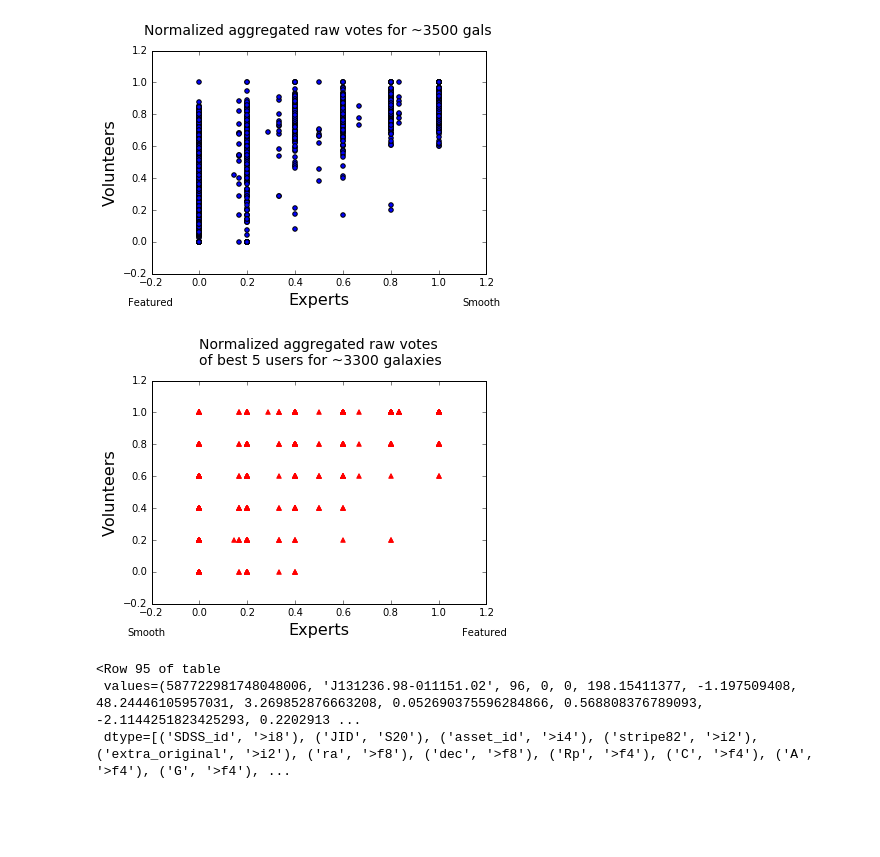
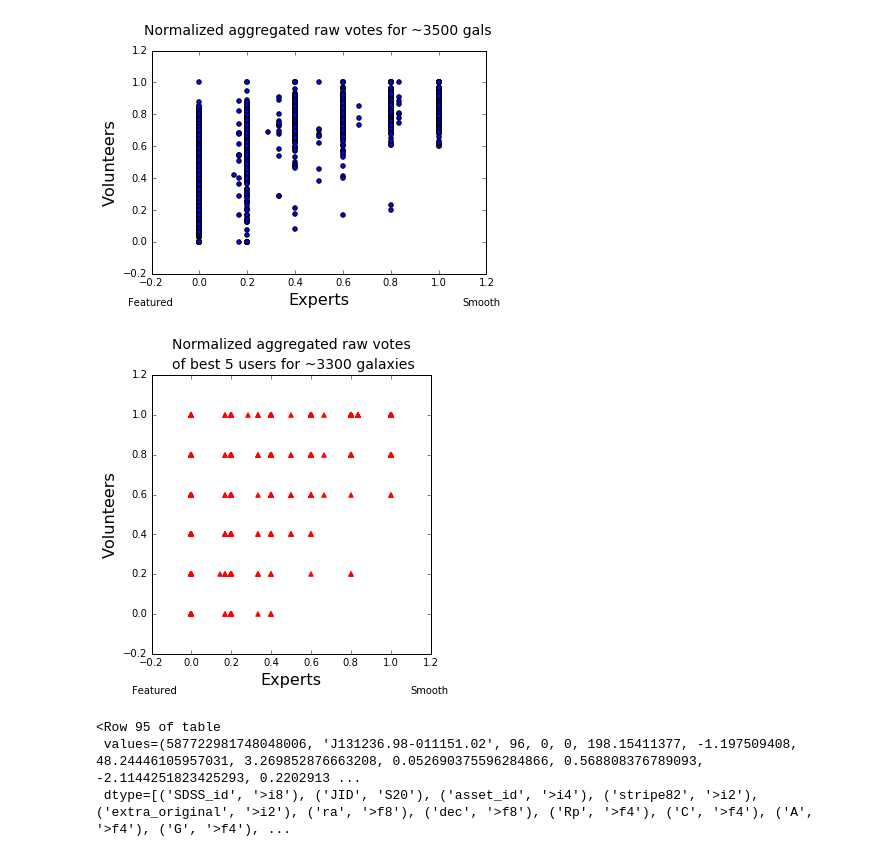
Before and after one commit to melaniebeck/SpaceWarps, a Jupyter notebook: analysis/expertsample_run/Comparing Expert and Volunteer Votes.ipynb, the cells around one changed output. Cells and saved outputs as stored; diff of their text form; code cells hidden in the pictures; blank space fills up the shorter version.

Commit message:
wtf plots.

```diff
--- a/analysis/expertsample_run/Comparing Expert and Volunteer Votes.ipynb
+++ b/analysis/expertsample_run/Comparing Expert and Volunteer Votes.ipynb
@@ -137,18 +138,20 @@ norm_expert_trunc = np.array(norm_expert_vote)[ind]
 norm_user_trunc = np.array(norm_agg_user_vote)[ind]
 # %%
 #plt.scatter(norm_expert_vote, norm_agg_user_vote)
+fig = plt.figure(figsize=(5,5))
+
 plt.scatter(norm_expert_trunc, norm_user_trunc,color='r',marker='^')
 plt.xlabel('Experts',fontsize=16)
 plt.ylabel('Volunteers',fontsize=16)
 
-plt.text(0., 1.4, 'Normalized aggregated raw votes ',fontsize=14)
-plt.text(0., 1.3, 'of best 5 users for ~3300 galaxies',fontsize=14)
-plt.text(1.1,-0.4, 'Featured')
-plt.text(-0.3, -0.4,'Smooth')
+plt.text(-0.1, 1.33, 'Normalized aggregated raw votes ',fontsize=14)
+plt.text(-0.1, 1.23, 'of best 5 users for ~3300 galaxies',fontsize=14)
+plt.text(1.1,-0.4, 'Smooth')
+plt.text(-0.3, -0.4,'Featured')
 
 plt.savefig('expert_vs_volunteer_votes_highskill.png')
 # %% [output]
-[figure, old version]
+[figure, new version]
 # %%
 metadata = Table.read('metadata_ground_truth_labels.fits')
 # %%
```
Also changed, not shown: parts of 1 cell of this notebook.
